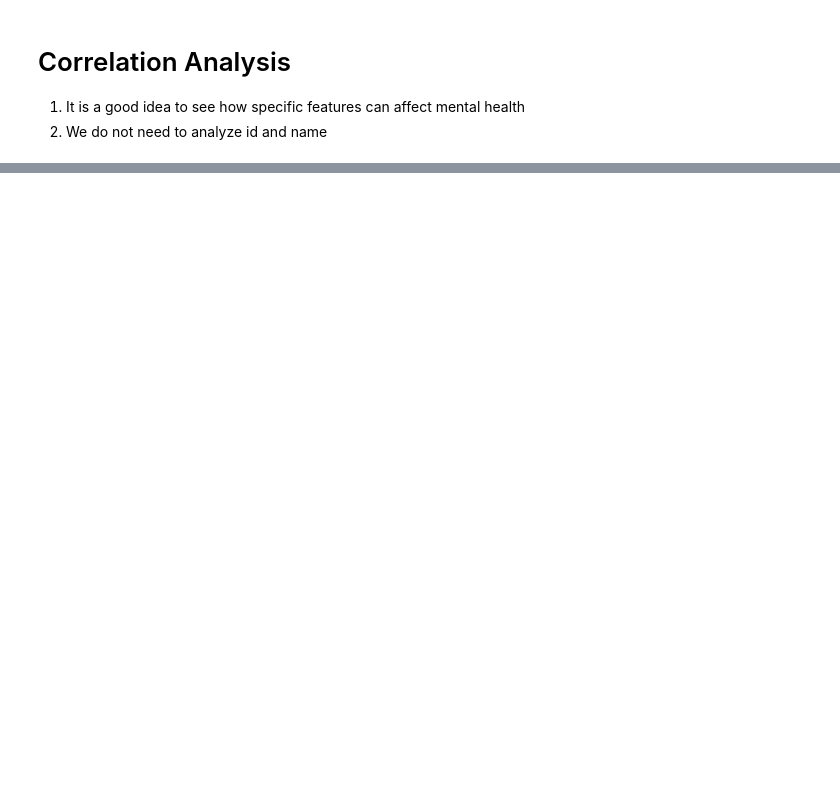
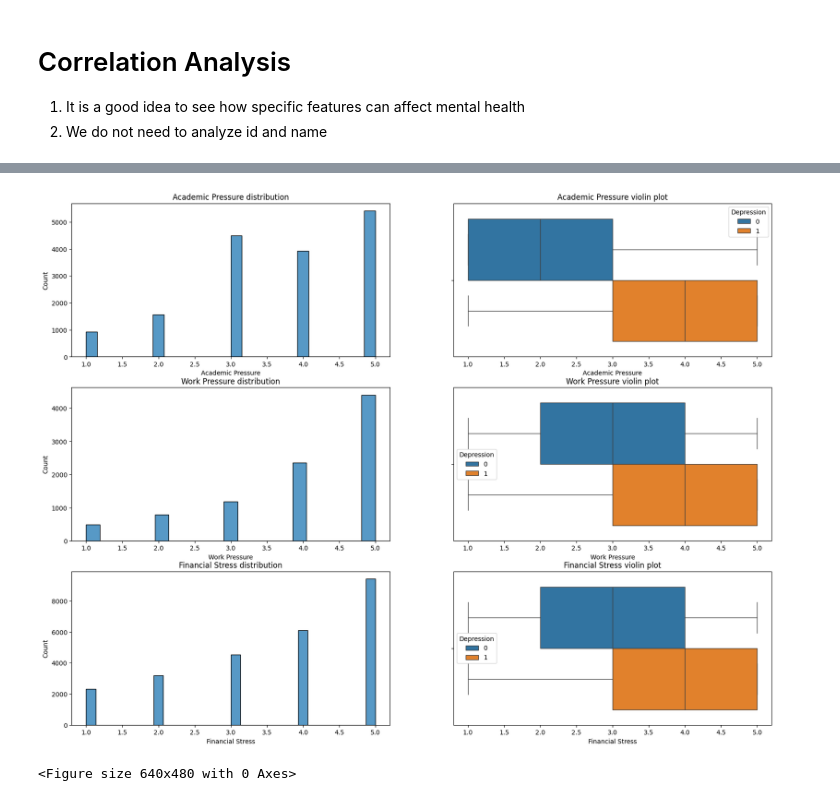
Before and after one commit to jeffc1994/DataScience, a Jupyter notebook: Mental Health Data/Mental Health Prediction.ipynb, the cells around one changed output, grey strips where cells are left out. Drawn from its saved outputs; the diff is of its cells as text; code cells hidden in the pictures; blank space fills up the shorter version.

```diff
--- a/Mental Health Data/Mental Health Prediction.ipynb
+++ b/Mental Health Data/Mental Health Prediction.ipynb
@@ -540,0 +701,16 @@ corr_cols = df.drop(columns=['id','Name'])
+# %%
+cols = ['Academic Pressure','Work Pressure','Financial Stress']
+# %%
+fig,axs = plt.subplots(len(cols),2,figsize=(20,5*len(cols)))
+
+for i,col in enumerate(cols):
+    axs[i,0].set_title(f"{col} distribution")
+    sns.histplot(data=df[df['Depression']==1],x=col,ax=axs[i,0])
+    axs[i,1].set_title(f"{col} violin plot")
+    sns.boxplot(data=df,x=col,hue='Depression',ax=axs[i,1])
+
+plt.show()
+plt.tight_layout()
+# %% [output]
+[figure, added]
+<Figure size 640x480 with 0 Axes>
```
Also changed, not shown: parts of 47 cells of this notebook, 8 other files.
